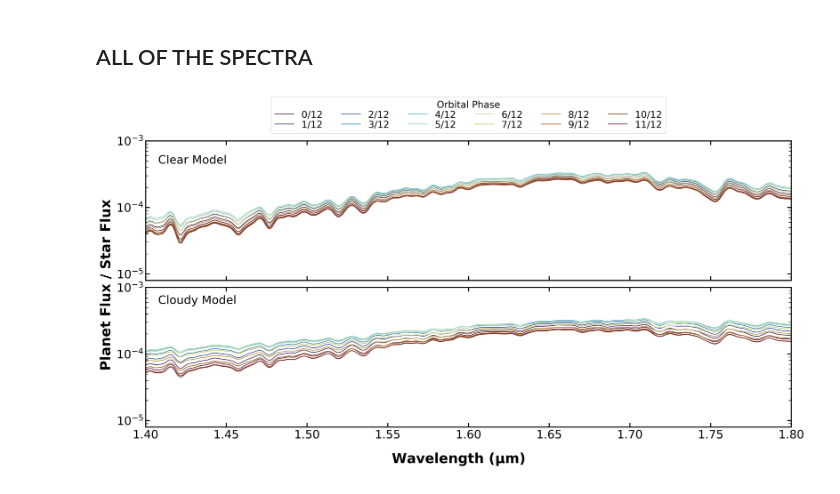
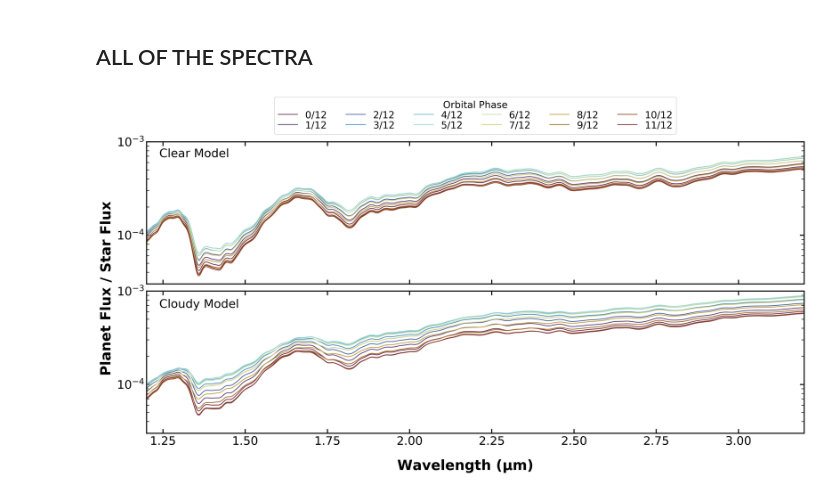
Before and after one commit to imalsky/Tyler-Ups-Work, a Jupyter notebook: Code/spectra.ipynb, the cells around one changed output. Saved outputs shown, nothing was run; the diff lists cells and outputs as text; code cells hidden in the pictures.

Commit message:
New push for tyler

```diff
--- a/Code/spectra.ipynb
+++ b/Code/spectra.ipynb
@@ -84,18 +84,18 @@ models = ['UPS-LOW-G-CLEAR-250', 'UPS-LOW-G-CLOUDY-250']
 
 inclinations = ['1.152']
 
-files = ['/home/imalsky/Documents/Tyler-Ups-Work/Spectra/OUT/Spec_{}_{}_phase_0.0_inc_{}0.00.0000.00.dat',
-         '/home/imalsky/Documents/Tyler-Ups-Work/Spectra/OUT/Spec_{}_{}_phase_30.0_inc_{}0.00.0000.00.dat',
-         '/home/imalsky/Documents/Tyler-Ups-Work/Spectra/OUT/Spec_{}_{}_phase_60.0_inc_{}0.00.0000.00.dat',
-         '/home/imalsky/Documents/Tyler-Ups-Work/Spectra/OUT/Spec_{}_{}_phase_90.0_inc_{}0.00.0000.00.dat',
-         '/home/imalsky/Documents/Tyler-Ups-Work/Spectra/OUT/Spec_{}_{}_phase_120.0_inc_{}0.00.0000.00.dat',
-         '/home/imalsky/Documents/Tyler-Ups-Work/Spectra/OUT/Spec_{}_{}_phase_150.0_inc_{}0.00.0000.00.dat',
-         '/home/imalsky/Documents/Tyler-Ups-Work/Spectra/OUT/Spec_{}_{}_phase_180.0_inc_{}0.00.0000.00.dat',
-         '/home/imalsky/Documents/Tyler-Ups-Work/Spectra/OUT/Spec_{}_{}_phase_210.0_inc_{}0.00.0000.00.dat',
-         '/home/imalsky/Documents/Tyler-Ups-Work/Spectra/OUT/Spec_{}_{}_phase_240.0_inc_{}0.00.0000.00.dat',
-         '/home/imalsky/Documents/Tyler-Ups-Work/Spectra/OUT/Spec_{}_{}_phase_270.0_inc_{}0.00.0000.00.dat',
-         '/home/imalsky/Documents/Tyler-Ups-Work/Spectra/OUT/Spec_{}_{}_phase_300.0_inc_{}0.00.0000.00.dat',
-         '/home/imalsky/Documents/Tyler-Ups-Work/Spectra/OUT/Spec_{}_{}_phase_330.0_inc_{}0.00.0000.00.dat']
+files = ['/media/imalsky/Samsung_T5/Tyler-Ups-Work/Spectra/OUT/Spec_{}_{}_phase_0.0_inc_{}0.00.0000.00.dat',
+         '/media/imalsky/Samsung_T5/Tyler-Ups-Work/Spectra/OUT/Spec_{}_{}_phase_30.0_inc_{}0.00.0000.00.dat',
+         '/media/imalsky/Samsung_T5/Tyler-Ups-Work/Spectra/OUT/Spec_{}_{}_phase_60.0_inc_{}0.00.0000.00.dat',
+         '/media/imalsky/Samsung_T5/Tyler-Ups-Work/Spectra/OUT/Spec_{}_{}_phase_90.0_inc_{}0.00.0000.00.dat',
+         '/media/imalsky/Samsung_T5/Tyler-Ups-Work/Spectra/OUT/Spec_{}_{}_phase_120.0_inc_{}0.00.0000.00.dat',
+         '/media/imalsky/Samsung_T5/Tyler-Ups-Work/Spectra/OUT/Spec_{}_{}_phase_150.0_inc_{}0.00.0000.00.dat',
+         '/media/imalsky/Samsung_T5/Tyler-Ups-Work/Spectra/OUT/Spec_{}_{}_phase_180.0_inc_{}0.00.0000.00.dat',
+         '/media/imalsky/Samsung_T5/Tyler-Ups-Work/Spectra/OUT/Spec_{}_{}_phase_210.0_inc_{}0.00.0000.00.dat',
+         '/media/imalsky/Samsung_T5/Tyler-Ups-Work/Spectra/OUT/Spec_{}_{}_phase_240.0_inc_{}0.00.0000.00.dat',
+         '/media/imalsky/Samsung_T5/Tyler-Ups-Work/Spectra/OUT/Spec_{}_{}_phase_270.0_inc_{}0.00.0000.00.dat',
+         '/media/imalsky/Samsung_T5/Tyler-Ups-Work/Spectra/OUT/Spec_{}_{}_phase_300.0_inc_{}0.00.0000.00.dat',
+         '/media/imalsky/Samsung_T5/Tyler-Ups-Work/Spectra/OUT/Spec_{}_{}_phase_330.0_inc_{}0.00.0000.00.dat']
 
 labels = ['0/12', '1/12', '2/12', '3/12', '4/12', '5/12', '6/12', '7/12', '8/12', '9/12', '10/12', '11/12']
 
@@ -122,45 +122,39 @@ for model in models:
             spectra0 = pd.read_csv(data_no_doppler, header=None, delim_whitespace=True, names=['Wavelength','Flux'])
 
             STAR_RADIUS   = 1.029e9
             PLANET_RADIUS = 1.220e8
 
             wavelengths = list(spectra0['Wavelength'][10:-10]) * u.m
             stellar_fluxs = get_flux(wavelengths)
 
-
             x = list(spectra0['Wavelength'][10:-10] * 1e6)
             y = list((PLANET_RADIUS / STAR_RADIUS) ** 2 * (spectra0['Flux'][10:-10] / stellar_fluxs))
 
-            reduced = np.asarray(reduceSpectralResolution(x, y, R_low=190, R_high=None, lambda_mid=None, n=4))
+            reduced = np.asarray(reduceSpectralResolution(x, y, R_low=50, R_high=None, lambda_mid=None, n=4))
             ax[j].plot(x, reduced, color = my_colors(color_val), label=labels[i])
-
 
             if j == 0:
                 ax[j].legend(fontsize=18, ncol=6,handleheight=1, labelspacing=0.05,
                              loc='upper center', title="Orbital Phase", bbox_to_anchor=(0.5, 1.35))
 
-
             ax[j].set_yscale('log')
-            ax[j].set_xlim(1.4, 1.8)
-            ax[j].set_ylim(8e-6, 1e-3)
+            ax[j].set_xlim(1.2, 3.2)
+            ax[j].set_ylim(3e-5, 1e-3)
 
             i = i + 1
         j = j + 1
 
 
-
-
-fig.text(0.14, 0.82, r"Clear Model", size=22)
+fig.text(0.14, 0.84, r"Clear Model", size=22)
 fig.text(0.14, 0.45, r"Cloudy Model", size=22)
-
 
 fig.text(0.5, 0.03, r"Wavelength ($\mathbf{\mu}$m)", size=26,weight='bold', ha='center')
 fig.text(0.07, 0.5, r"Planet Flux / Star Flux", size=26, va='center',weight='bold', rotation='vertical')
 
 
-plt.savefig('/home/imalsky/Desktop/spectral-lines-190.pdf', dpi=200, bbox_inches='tight')
+plt.savefig('/home/imalsky/Desktop/spectral-lines-50.pdf', dpi=200, bbox_inches='tight')
 # %% [output]
-[figure, old version]
+[figure, new version]
 # %%
 from astropy.modeling import models
 from astropy import units as u
```
Also changed, not shown: parts of 1 cell of this notebook, 42 other files.
